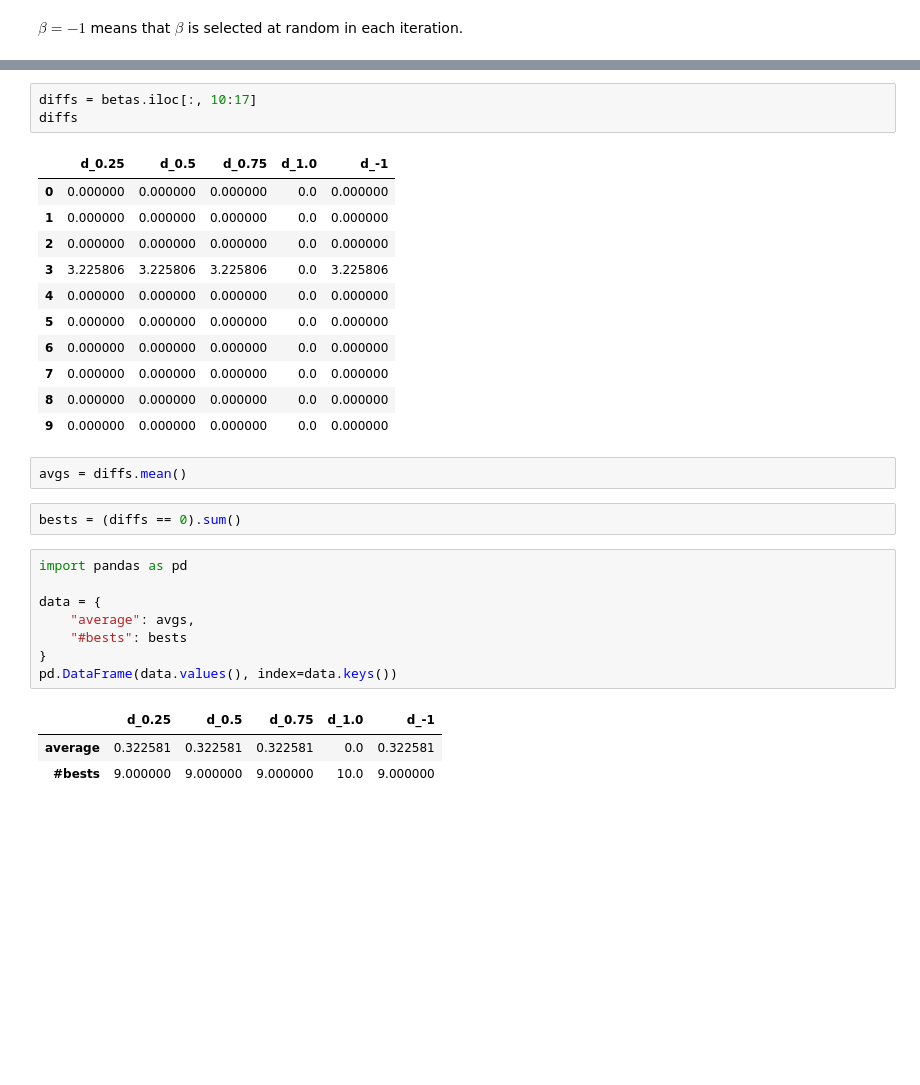
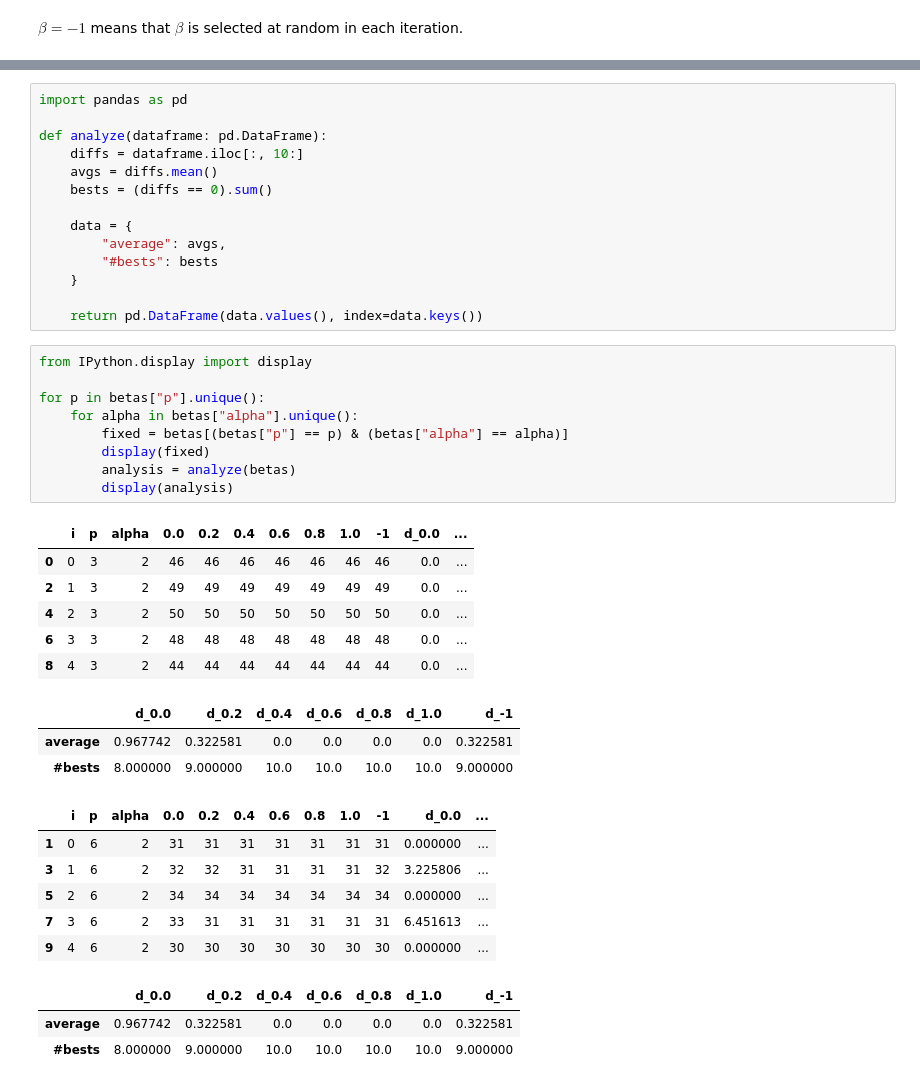
Before and after one commit to netotz/alpha-neighbor-p-center-problem, a Jupyter notebook: anpcp/igrasp_betas.ipynb, the cells around one changed output, grey strips where cells are left out. Cells and saved outputs as stored; diff of their text form; blank space fills up the shorter version.

```diff
--- a/anpcp/igrasp_betas.ipynb
+++ b/anpcp/igrasp_betas.ipynb
@@ -32,31 +27,42 @@ betas
-# %%
-diffs = betas.iloc[:, 10:17]
-diffs
-# %% [output]
-|  | d_0.25 | d_0.5 | d_0.75 | d_1.0 | d_-1 |
-| 0 | 0.000000 | 0.000000 | 0.000000 | 0.0 | 0.000000 |
-| 1 | 0.000000 | 0.000000 | 0.000000 | 0.0 | 0.000000 |
-| 2 | 0.000000 | 0.000000 | 0.000000 | 0.0 | 0.000000 |
-| 3 | 3.225806 | 3.225806 | 3.225806 | 0.0 | 3.225806 |
-| 4 | 0.000000 | 0.000000 | 0.000000 | 0.0 | 0.000000 |
-| 5 | 0.000000 | 0.000000 | 0.000000 | 0.0 | 0.000000 |
-| 6 | 0.000000 | 0.000000 | 0.000000 | 0.0 | 0.000000 |
-| 7 | 0.000000 | 0.000000 | 0.000000 | 0.0 | 0.000000 |
-| 8 | 0.000000 | 0.000000 | 0.000000 | 0.0 | 0.000000 |
-| 9 | 0.000000 | 0.000000 | 0.000000 | 0.0 | 0.000000 |
-# %%
-avgs = diffs.mean()
-# %%
-bests = (diffs == 0).sum()
 # %%
 import pandas as pd
 
-data = {
-    "average": avgs,
-    "#bests": bests
-}
-pd.DataFrame(data.values(), index=data.keys())
+def analyze(dataframe: pd.DataFrame):
+    diffs = dataframe.iloc[:, 10:]
+    avgs = diffs.mean()
+    bests = (diffs == 0).sum()
+
+    data = {
+        "average": avgs,
+        "#bests": bests
+    }
+
+    return pd.DataFrame(data.values(), index=data.keys())
-# %% [output]
-|  | d_0.25 | d_0.5 | d_0.75 | d_1.0 | d_-1 |
-| average | 0.322581 | 0.322581 | 0.322581 | 0.0 | 0.322581 |
-| #bests | 9.000000 | 9.000000 | 9.000000 | 10.0 | 9.000000 |
+# %%
+from IPython.display import display
+
+for p in betas["p"].unique():
+    for alpha in betas["alpha"].unique():
+        fixed = betas[(betas["p"] == p) & (betas["alpha"] == alpha)]
+        display(fixed)
+        analysis = analyze(betas)
+        display(analysis)
+# %% [output]
+|  | i | p | alpha | 0.0 | 0.2 | 0.4 | 0.6 | 0.8 | 1.0 | -1 | d_0.0 | ... |
+| 0 | 0 | 3 | 2 | 46 | 46 | 46 | 46 | 46 | 46 | 46 | 0.0 | ... |
+| 2 | 1 | 3 | 2 | 49 | 49 | 49 | 49 | 49 | 49 | 49 | 0.0 | ... |
+| 4 | 2 | 3 | 2 | 50 | 50 | 50 | 50 | 50 | 50 | 50 | 0.0 | ... |
+| 6 | 3 | 3 | 2 | 48 | 48 | 48 | 48 | 48 | 48 | 48 | 0.0 | ... |
+| 8 | 4 | 3 | 2 | 44 | 44 | 44 | 44 | 44 | 44 | 44 | 0.0 | ... |
+|  | d_0.0 | d_0.2 | d_0.4 | d_0.6 | d_0.8 | d_1.0 | d_-1 |
+| average | 0.967742 | 0.322581 | 0.0 | 0.0 | 0.0 | 0.0 | 0.322581 |
+| #bests | 8.000000 | 9.000000 | 10.0 | 10.0 | 10.0 | 10.0 | 9.000000 |
+|  | i | p | alpha | 0.0 | 0.2 | 0.4 | 0.6 | 0.8 | 1.0 | -1 | d_0.0 | ... |
+| 1 | 0 | 6 | 2 | 31 | 31 | 31 | 31 | 31 | 31 | 31 | 0.000000 | ... |
+| 3 | 1 | 6 | 2 | 32 | 32 | 31 | 31 | 31 | 31 | 32 | 3.225806 | ... |
+| 5 | 2 | 6 | 2 | 34 | 34 | 34 | 34 | 34 | 34 | 34 | 0.000000 | ... |
+| 7 | 3 | 6 | 2 | 33 | 31 | 31 | 31 | 31 | 31 | 31 | 6.451613 | ... |
+| 9 | 4 | 6 | 2 | 30 | 30 | 30 | 30 | 30 | 30 | 30 | 0.000000 | ... |
+|  | d_0.0 | d_0.2 | d_0.4 | d_0.6 | d_0.8 | d_1.0 | d_-1 |
+| average | 0.967742 | 0.322581 | 0.0 | 0.0 | 0.0 | 0.0 | 0.322581 |
+| #bests | 8.000000 | 9.000000 | 10.0 | 10.0 | 10.0 | 10.0 | 9.000000 |
```
Also changed, not shown: parts of 4 cells of this notebook.
